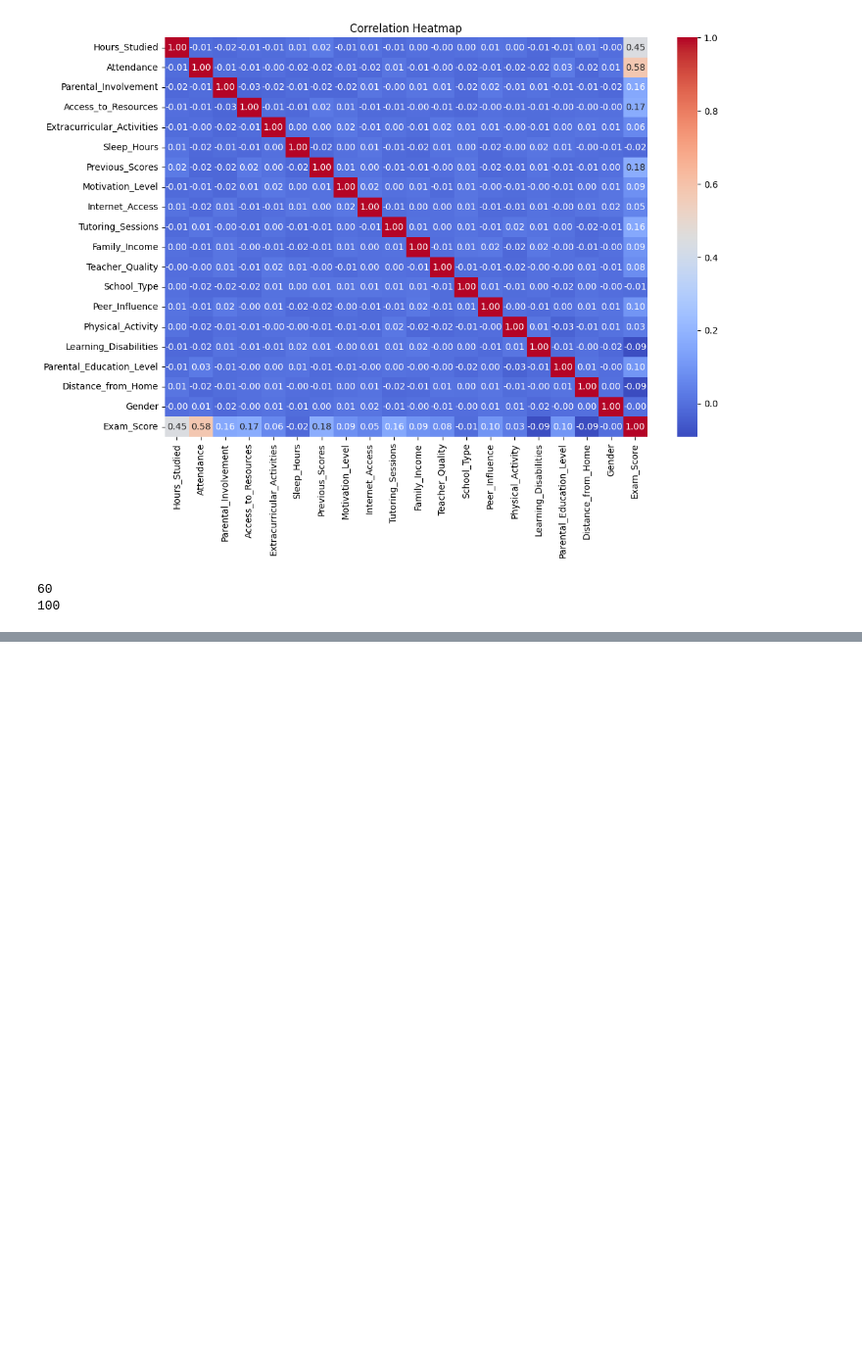
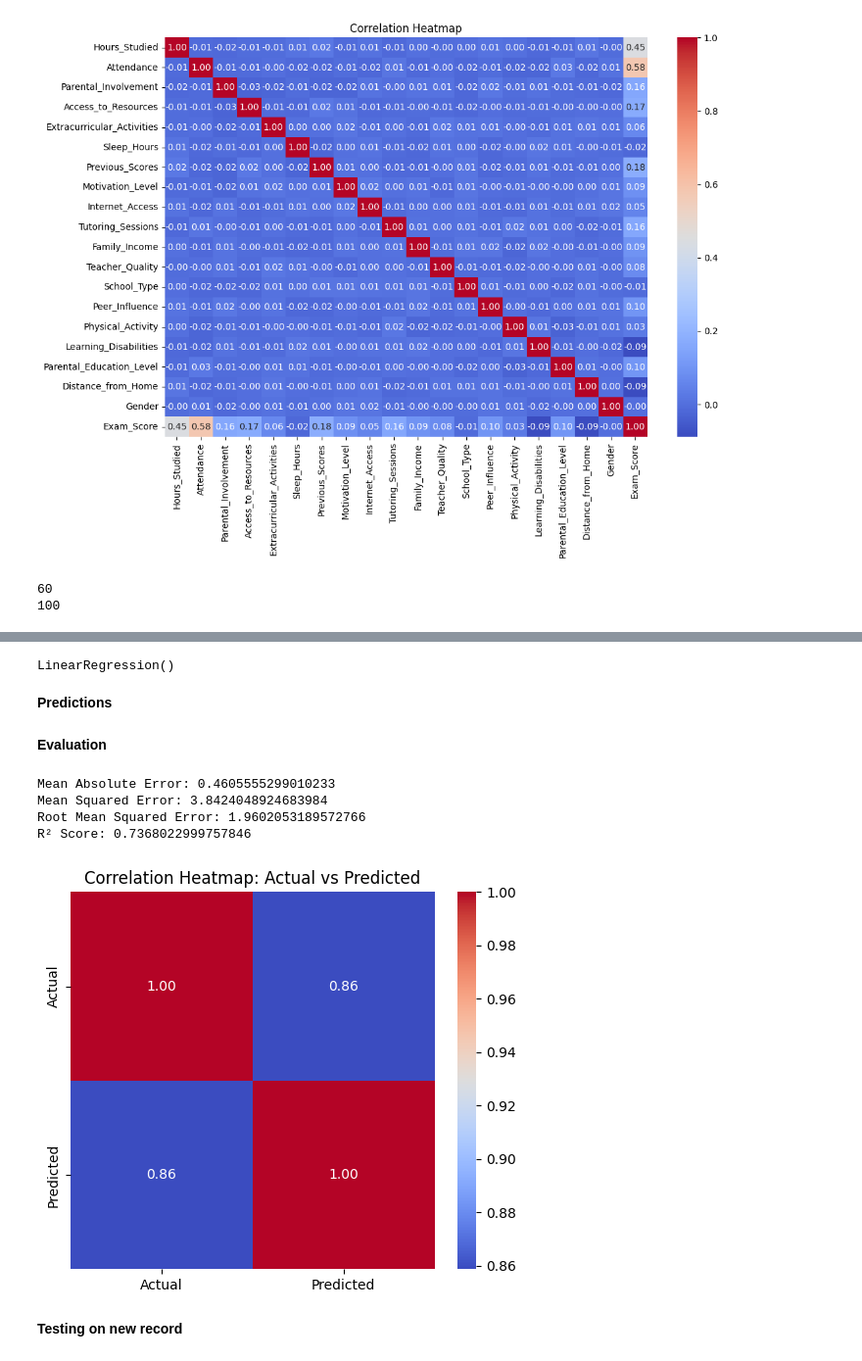
Before and after one commit to nehaljain21/Probation_Tasks_GDG, a Jupyter notebook: Task_2.ipynb, the cells around one changed output, grey strips where cells are left out. Shown: that part at 98% size. Saved outputs shown, nothing was run; the diff lists cells and outputs as text; code cells hidden in the pictures; blank space fills up the shorter version.

```diff
--- a/Task_2.ipynb
+++ b/Task_2.ipynb
@@ -221,0 +257,37 @@ Name: Exam_Score, dtype: float64
+# %%
+from sklearn.linear_model import LinearRegression
+lr = LinearRegression()
+lr.fit(x_train, y_train)
+# %% [output]
+LinearRegression()
+# %% [markdown]
+**Predictions**
+# %%
+y_pred = lr.predict(x_test)
+# %% [markdown]
+**Evaluation**
+# %%
+from sklearn.metrics import mean_absolute_error, mean_squared_error, r2_score
+mae = mean_absolute_error(y_test, y_pred)
+mse = mean_squared_error(y_test, y_pred)
+r2 = r2_score(y_test, y_pred)
+print("Mean Absolute Error:", mae)
+print("Mean Squared Error:", mse)
+print("Root Mean Squared Error:", mse**0.5)
+print("R² Score:", r2)
+# %% [output]
+Mean Absolute Error: 0.4605555299010233
+Mean Squared Error: 3.8424048924683984
+Root Mean Squared Error: 1.9602053189572766
+R² Score: 0.7368022999757846
+# %%
+df_prediction=pd.DataFrame({'Actual':y_test,'Predicted':y_pred})
+plt.figure(figsize=(6,5))
+corr = df_prediction.corr()
+sns.heatmap(corr, annot=True, fmt=".2f", cmap="coolwarm", cbar=True)
+plt.title("Correlation Heatmap: Actual vs Predicted")
+plt.show()
+# %% [output]
+[figure, added]
+# %% [markdown]
+**Testing on new record**
```
Also changed, not shown: parts of 15 cells of this notebook.
